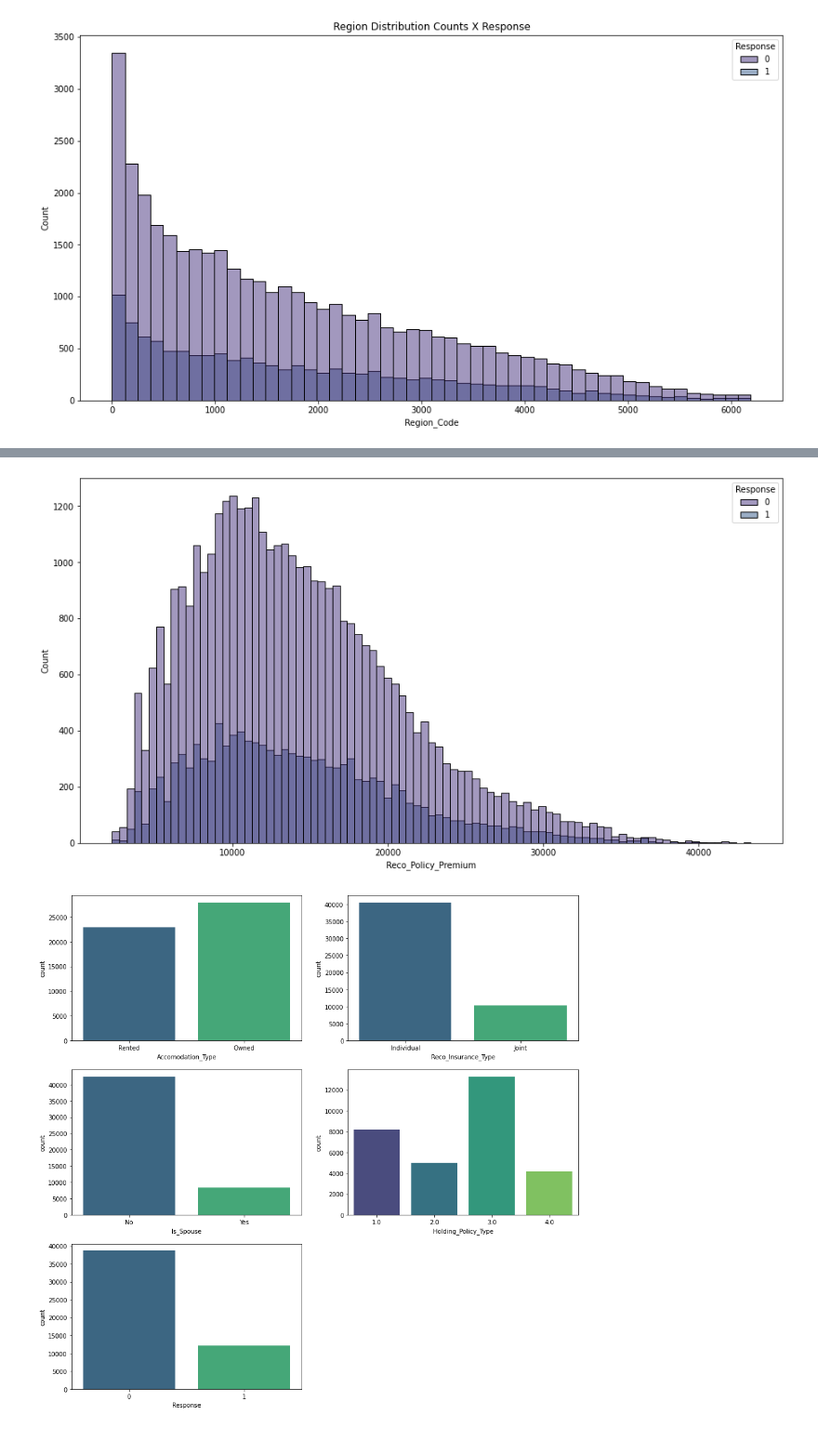
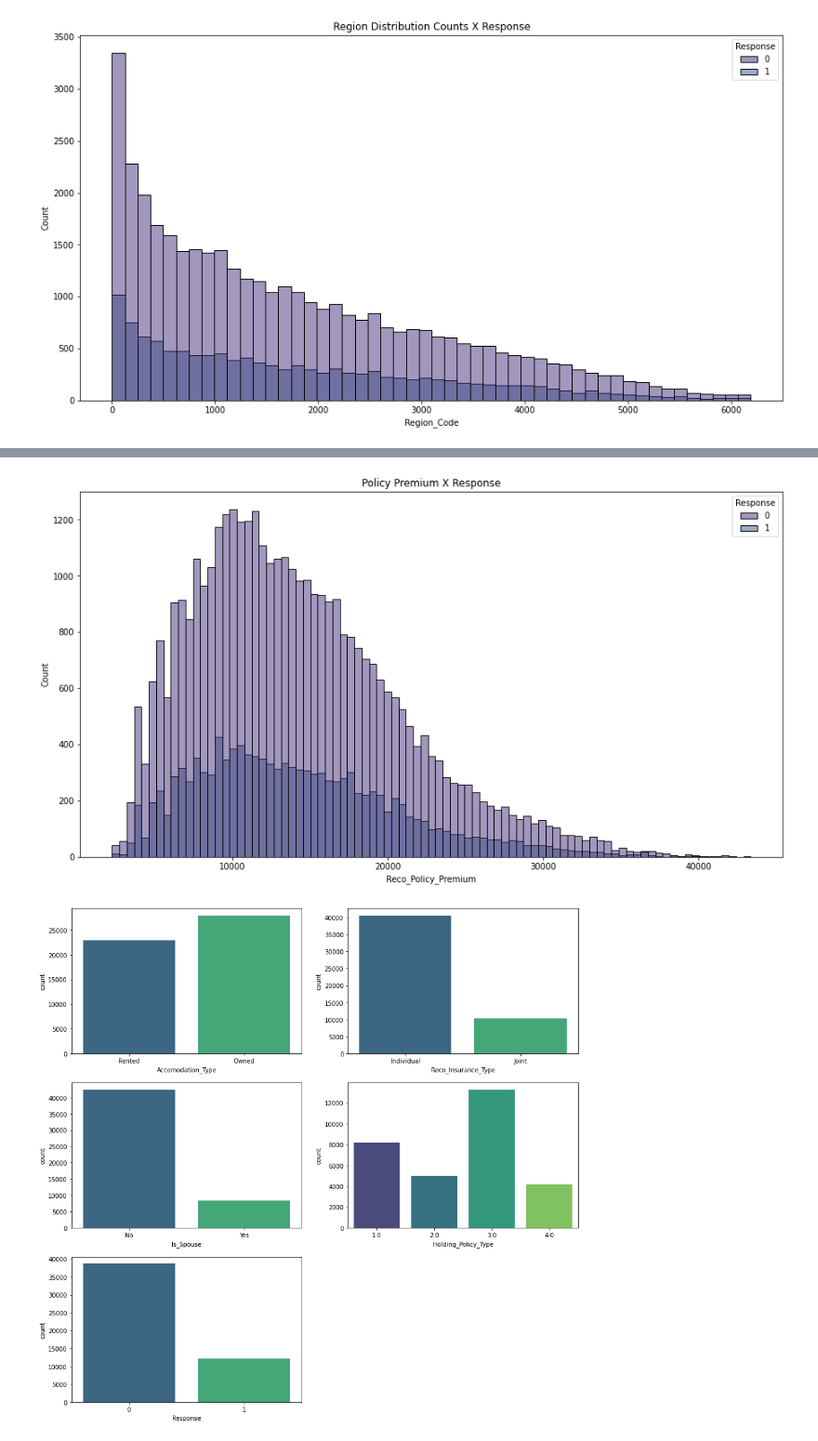
Before and after one commit to o-guilherme/IFSP-Proj-Sem2, a Jupyter notebook: EDA and Pre-processing.ipynb, the cells around one changed output, grey strips where cells are left out. Shown at 93% size. Cells and saved outputs as stored; diff of their text form; code cells hidden in the pictures.

```diff
--- a/EDA and Pre-processing.ipynb
+++ b/EDA and Pre-processing.ipynb
@@ -57,3 +52,4 @@ From the dataset info, here are the descriptive information of the columns:
 # %%
 #ID column can be dropped
 df.drop(columns=['ID'], inplace=True)
+df.rename(columns = {'Health Indicator':'Health_Indicator'}, inplace = True)
@@ -244,8 +247,8 @@ sns.histplot(data=df, x='Reco_Policy_Cat', bins=len(df['Reco_Policy_Cat'].unique
 # %%
 plt.figure(figsize = (15,8))
-sns.histplot(data=df, x='Reco_Policy_Premium', hue='Response');
+sns.histplot(data=df, x='Reco_Policy_Premium', hue='Response').set_title('Policy Premium X Response');
 # %% [output]
-[figure, old version]
+[figure, new version]
 # %%
 #Measuring the categorical variables
 plt.figure(figsize = (15,15))
```
Also changed, not shown: parts of 36 cells of this notebook, 1 other file.
